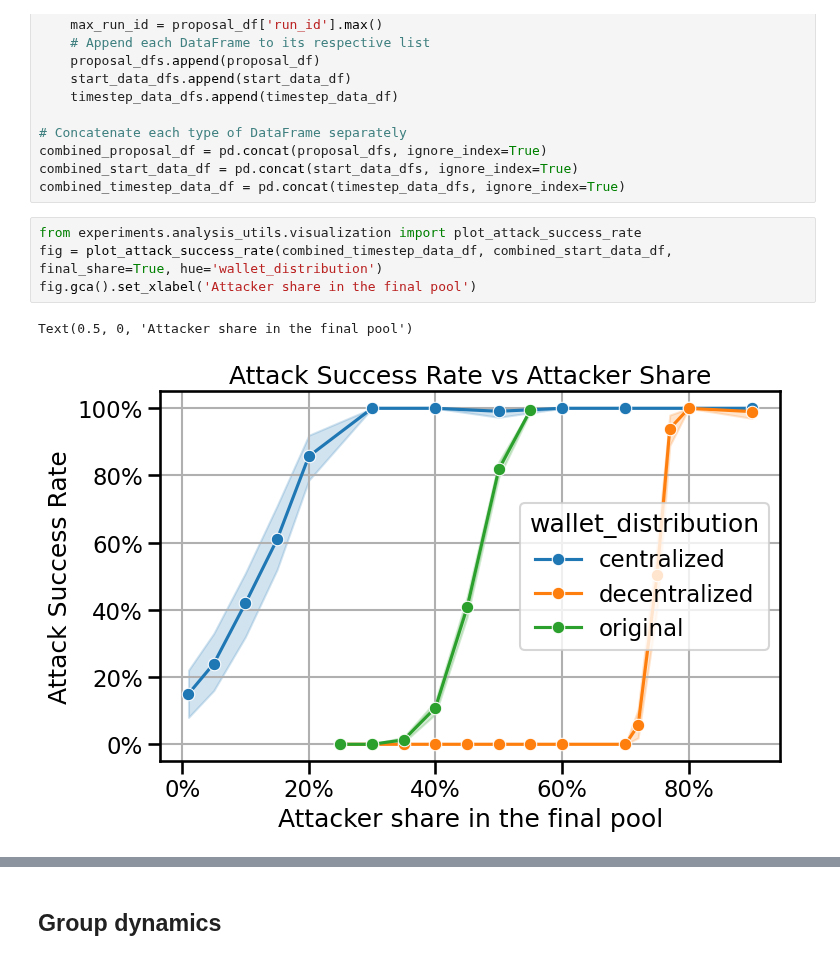
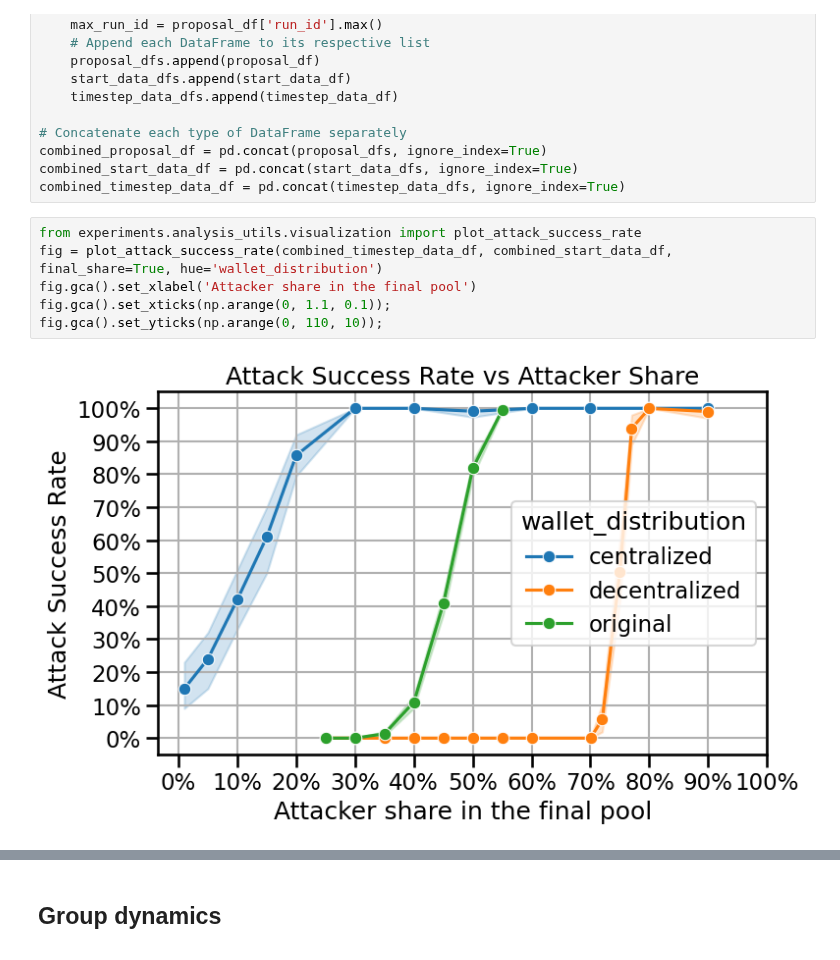
Before and after one commit to collectif-dao/dg-research, a Jupyter notebook: experiments/notebooks/clean_notebook_future_proof.ipynb, the cells around one changed output, grey strips where cells are left out. Drawn from its saved outputs; the diff is of its cells as text.

Commit message:
future_proof. modified some plots, added more simulations for the bribing scenario.

```diff
--- a/experiments/notebooks/clean_notebook_future_proof.ipynb
+++ b/experiments/notebooks/clean_notebook_future_proof.ipynb
@@ -242,9 +279,10 @@ combined_timestep_data_df = pd.concat(timestep_data_dfs, ignore_index=True)
 # %%
 from experiments.analysis_utils.visualization import plot_attack_success_rate
 fig = plot_attack_success_rate(combined_timestep_data_df, combined_start_data_df, final_share=True, hue='wallet_distribution')
 fig.gca().set_xlabel('Attacker share in the final pool')
+fig.gca().set_xticks(np.arange(0, 1.1, 0.1));
+fig.gca().set_yticks(np.arange(0, 110, 10));
 # %% [output]
-Text(0.5, 0, 'Attacker share in the final pool')
-[figure, old version]
+[figure, new version]
 # %%
 from experiments.analysis_utils.visualization import plot_attack_success_rate
```
Also changed, not shown: parts of 15 cells of this notebook.
